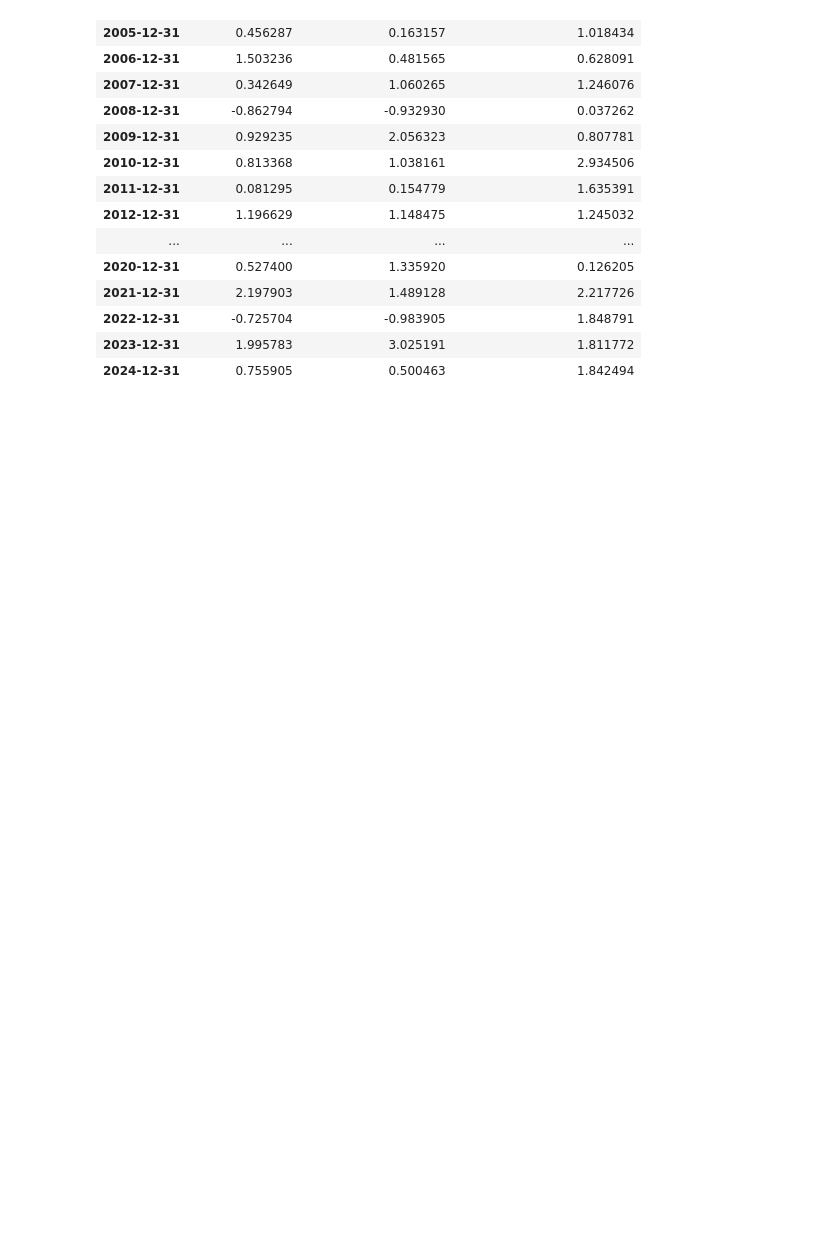
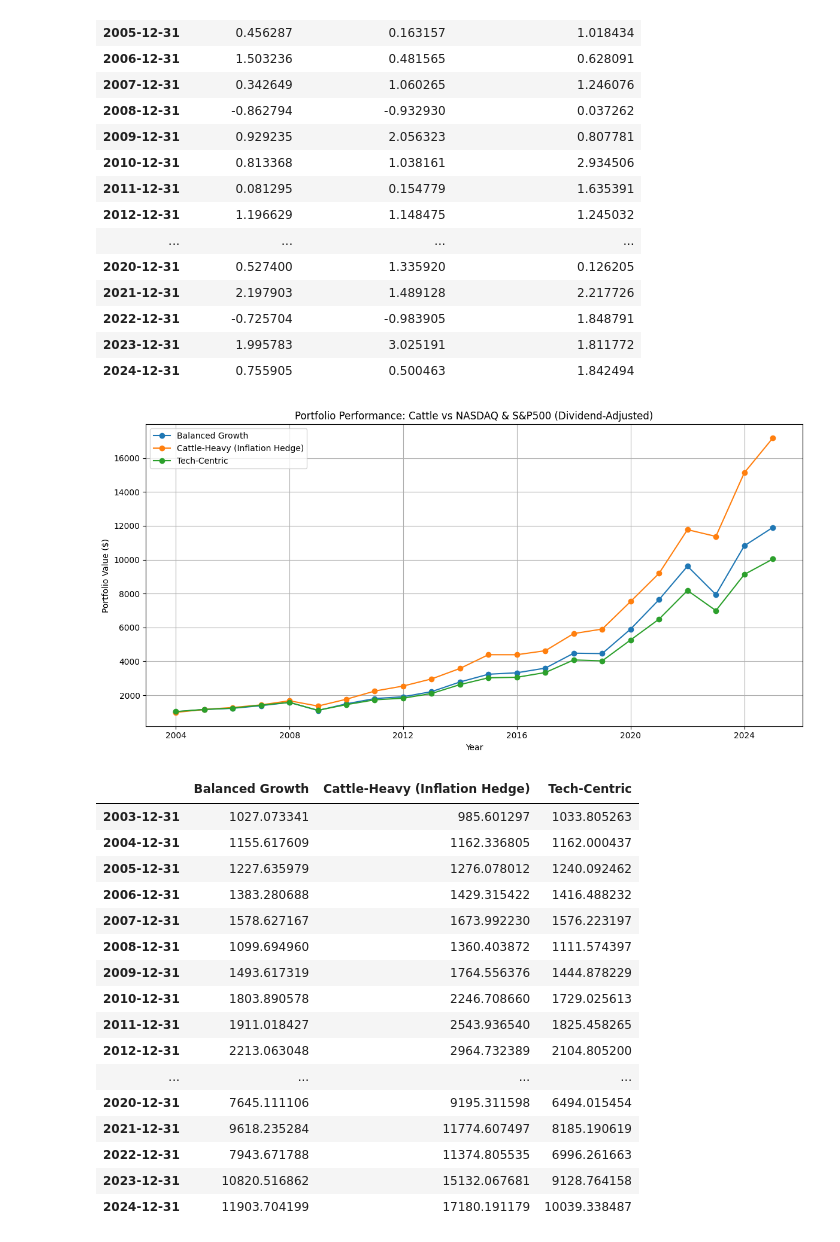
Before and after one commit to bluetopazz/Quant-Market-Analysis, a Jupyter notebook: notebooks/analysis.ipynb, the cells around one changed output. Cells and saved outputs as stored; diff of their text form; code cells hidden in the pictures; blank space fills up the shorter version.

```diff
--- a/notebooks/analysis.ipynb
+++ b/notebooks/analysis.ipynb
@@ -628,3 +628,65 @@ risk_adj_returns
 | 2022-12-31 | -0.725704 | -0.983905 | 1.848791 |
 | 2023-12-31 | 1.995783 | 3.025191 | 1.811772 |
 | 2024-12-31 | 0.755905 | 0.500463 | 1.842494 |
+# %%
+# New Cell: Portfolio Simulation Based on Various Allocations
+import numpy as np
+import matplotlib.pyplot as plt
+from IPython.display import display
+
+# Initial investment amount
+initial_investment = 1000
+
+# Portfolio allocation scenarios
+portfolios = {
+    "Balanced Growth": {"SP500": 0.40, "NASDAQ100": 0.40, "LiveCattle": 0.10, "Gold": 0.10},
+    "Cattle-Heavy (Inflation Hedge)": {"SP500": 0.30, "NASDAQ100": 0.20, "LiveCattle": 0.40, "Gold": 0.10},
+    "Tech-Centric": {"SP500": 0.20, "NASDAQ100": 0.60, "LiveCattle": 0.10, "Gold": 0.10}
+}
+
+# Extract relevant dividend-adjusted returns
+annual_returns = annual_equity_returns[['NASDAQ100_DivAdj', 'SP500_DivAdj', 'LiveCattle_DivAdj']]
+annual_returns['Gold'] = returns['Gold'].resample('Y').apply(lambda x: (1 + x).prod() - 1)  # Gold has no dividend adjustment
+
+# Initialize DataFrame to store portfolio values
+portfolio_values = pd.DataFrame(index=annual_returns.index)
+
+# Simulate portfolio growth for each allocation
+for name, allocation in portfolios.items():
+    portfolio_growth = (1 + (annual_returns * list(allocation.values())).sum(axis=1)).cumprod() * initial_investment
+    portfolio_values[name] = portfolio_growth
+
+# Plot portfolio performance over time
+plt.figure(figsize=(12,6))
+for name in portfolios.keys():
+    plt.plot(portfolio_values.index, portfolio_values[name], marker='o', label=name)
+
+plt.title('Portfolio Performance: Cattle vs NASDAQ & S&P500 (Dividend-Adjusted)')
+plt.xlabel('Year')
+plt.ylabel('Portfolio Value ($)')
+plt.legend()
+plt.grid(True)
+plt.tight_layout()
+plt.show()
+
+# Display final portfolio values
+display(portfolio_values)
+# %% [output]
+[figure, added]
+|  | Balanced Growth | Cattle-Heavy (Inflation Hedge) | Tech-Centric |
+| 2003-12-31 | 1027.073341 | 985.601297 | 1033.805263 |
+| 2004-12-31 | 1155.617609 | 1162.336805 | 1162.000437 |
+| 2005-12-31 | 1227.635979 | 1276.078012 | 1240.092462 |
+| 2006-12-31 | 1383.280688 | 1429.315422 | 1416.488232 |
+| 2007-12-31 | 1578.627167 | 1673.992230 | 1576.223197 |
+| 2008-12-31 | 1099.694960 | 1360.403872 | 1111.574397 |
+| 2009-12-31 | 1493.617319 | 1764.556376 | 1444.878229 |
+| 2010-12-31 | 1803.890578 | 2246.708660 | 1729.025613 |
+| 2011-12-31 | 1911.018427 | 2543.936540 | 1825.458265 |
+| 2012-12-31 | 2213.063048 | 2964.732389 | 2104.805200 |
+| ... | ... | ... | ... |
+| 2020-12-31 | 7645.111106 | 9195.311598 | 6494.015454 |
+| 2021-12-31 | 9618.235284 | 11774.607497 | 8185.190619 |
+| 2022-12-31 | 7943.671788 | 11374.805535 | 6996.261663 |
+| 2023-12-31 | 10820.516862 | 15132.067681 | 9128.764158 |
+| 2024-12-31 | 11903.704199 | 17180.191179 | 10039.338487 |
```
Also changed, not shown: 1 other file.
